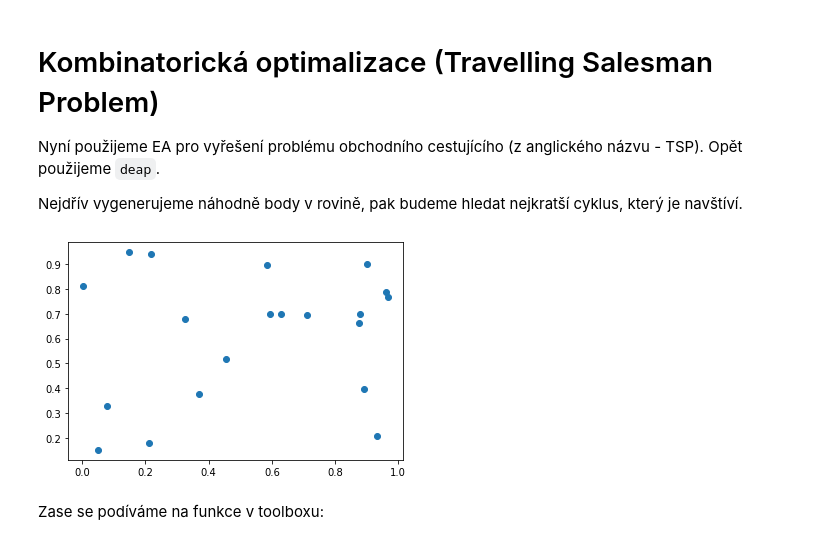
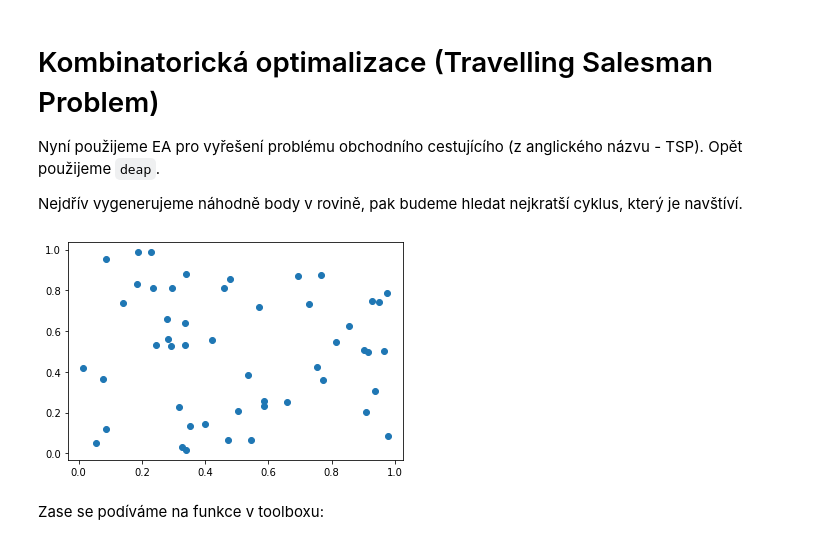
Before and after one commit to gabikadlecova/inspinature, a Jupyter notebook: cz/04-ea-cc/Continuous and Combinatorial Optimization.ipynb, the cells around one changed output. Saved outputs shown, nothing was run; the diff lists cells and outputs as text; code cells hidden in the pictures.

```diff
--- a/cz/04-ea-cc/Continuous and Combinatorial Optimization.ipynb
+++ b/cz/04-ea-cc/Continuous and Combinatorial Optimization.ipynb
@@ -122,22 +151,22 @@ Opět použijeme `deap`.
 
 Nejdřív vygenerujeme náhodně body v rovině, pak budeme hledat nejkratší cyklus, který je navštíví.
 # %%
-NUM_CITIES = 20
+NUM_CITIES = 50
 
-points = np.random.uniform(size=(20, 2))
+points = np.random.uniform(size=(NUM_CITIES, 2))
 
 import matplotlib.pyplot as plt
 plt.scatter(points[:,0], points[:,1])
 
 creator.create("FitnessMinTSP", base.Fitness, weights=(-1.0,))     # fitness for minimization - notice the negative weight
 creator.create("IndividualTSP", list, fitness=creator.FitnessMinTSP)  # create class for individuals - derived from list and uses the fitness defined above
 
 toolboxTSP = base.Toolbox()
 toolboxTSP.register("indices", random.sample, range(NUM_CITIES), NUM_CITIES)
 toolboxTSP.register("individual", tools.initIterate, creator.Individual, toolboxTSP.indices) # initIterate can be used to initialize individual from any iterable object
 toolboxTSP.register("population", tools.initRepeat, list, toolboxTSP.individual)
 # %% [output]
-[figure, old version]
+[figure, new version]
 # %% [markdown]
 Zase se podíváme na funkce v toolboxu:
 # %%
```
Also changed, not shown: parts of 8 cells of this notebook, 5 other files.
